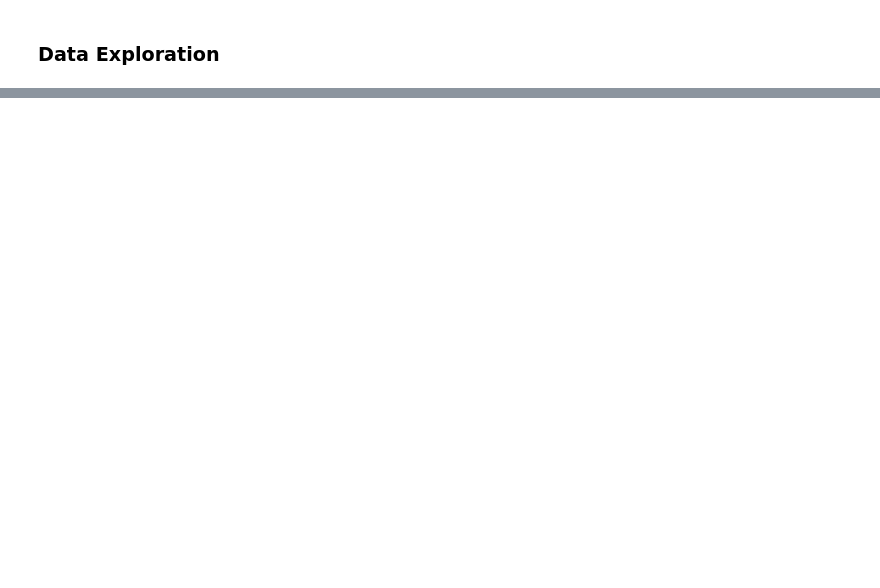
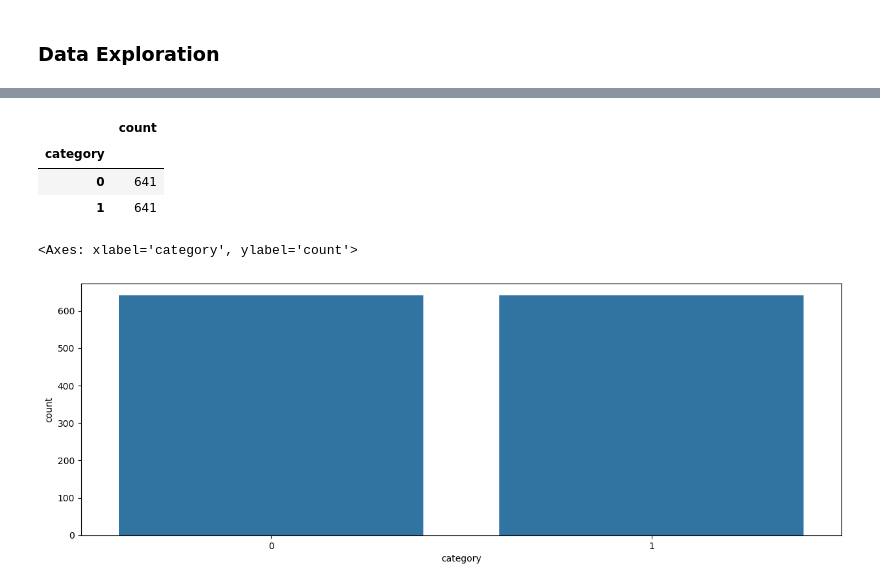
Before and after one commit to Ammar-creator-cmd/DataVisualization, a Jupyter notebook: SpamEmail_Dtector.ipynb, the cells around one changed output, grey strips where cells are left out. Cells and saved outputs as stored; diff of their text form; code cells hidden in the pictures; blank space fills up the shorter version.

```diff
--- a/SpamEmail_Dtector.ipynb
+++ b/SpamEmail_Dtector.ipynb
@@ -153,0 +75,20 @@ plt.show()
+# %%
+email1 = spam[spam["category"]==0]
+email2 = spam[spam["category"]==1]
+# %%
+email1_sample = email1.sample(n = 641, replace = False, random_state = 42)
+# %%
+spamdata = pd.concat([email1_sample, email2])
+# %%
+spamdata["category"].value_counts().to_frame()
+# %% [output]
+|  | count |
+| category |  |
+| 0 | 641 |
+| 1 | 641 |
+# %%
+plt.figure(figsize = (15, 5))
+sns.countplot(data = spamdata, x = "category")
+# %% [output]
+<Axes: xlabel='category', ylabel='count'>
+[figure, added]
```
Also changed, not shown: parts of 35 cells of this notebook.
